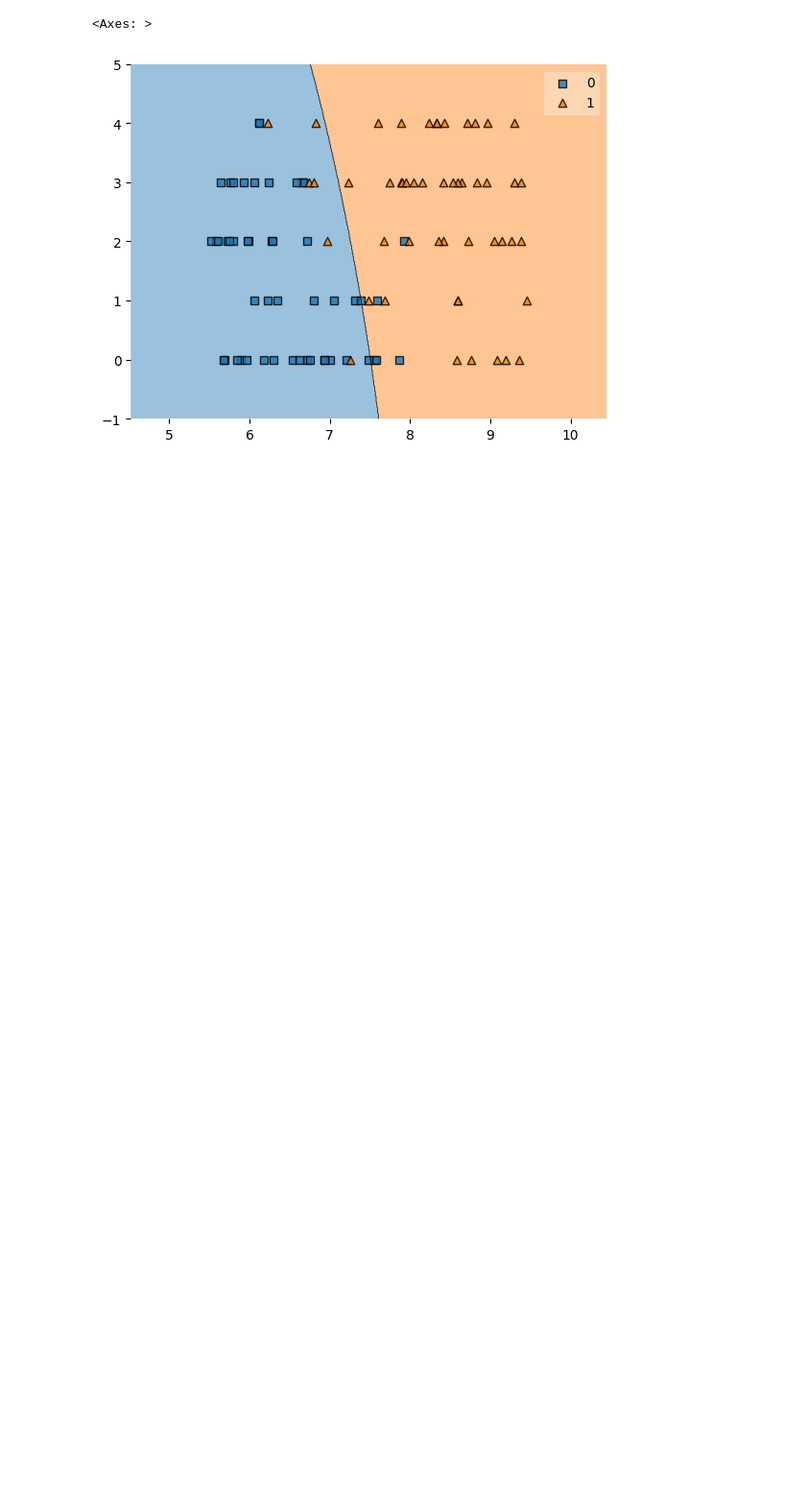
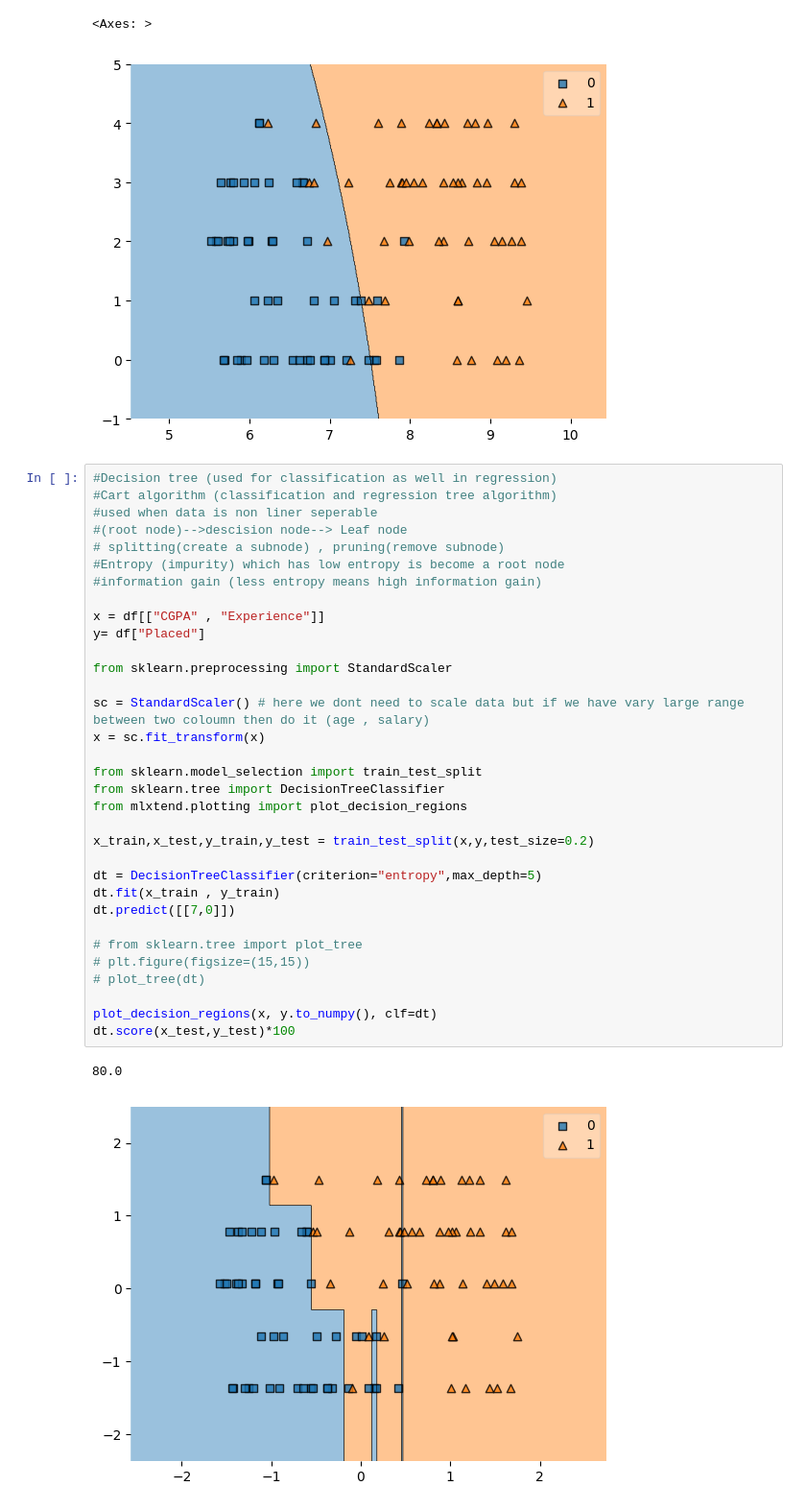
Before and after one commit to Jenil020/python, a Jupyter notebook: classification_model.ipynb, the cells around one changed output. Shown: that part at 96% size. Cells and saved outputs as stored; diff of their text form; blank space fills up the shorter version.

```diff
--- a/classification_model.ipynb
+++ b/classification_model.ipynb
@@ -196,3 +196,39 @@ plot_decision_regions(x.to_numpy(), y.to_numpy(), clf=nb)
 [figure]
 <Axes: >
 [figure]
+# %%
+#Decision tree (used for classification as well in regression)
+#Cart algorithm (classification and regression tree algorithm)
+#used when data is non liner seperable
+#(root node)-->descision node--> Leaf node
+# splitting(create a subnode) , pruning(remove subnode)
+#Entropy (impurity) which has low entropy is become a root node
+#information gain (less entropy means high information gain)
+
+x = df[["CGPA" , "Experience"]]
+y= df["Placed"]
+
+from sklearn.preprocessing import StandardScaler
+
+sc = StandardScaler() # here we dont need to scale data but if we have vary large range between two coloumn then do it (age , salary)
+x = sc.fit_transform(x)
+
+from sklearn.model_selection import train_test_split
+from sklearn.tree import DecisionTreeClassifier
+from mlxtend.plotting import plot_decision_regions
+
+x_train,x_test,y_train,y_test = train_test_split(x,y,test_size=0.2)
+
+dt = DecisionTreeClassifier(criterion="entropy",max_depth=5)
+dt.fit(x_train , y_train)
+dt.predict([[7,0]])
+
+# from sklearn.tree import plot_tree
+# plt.figure(figsize=(15,15))
+# plot_tree(dt)
+
+plot_decision_regions(x, y.to_numpy(), clf=dt)
+dt.score(x_test,y_test)*100
+# %% [output]
+80.0
+[figure, added]
```
Also changed, not shown: parts of 8 cells of this notebook.
